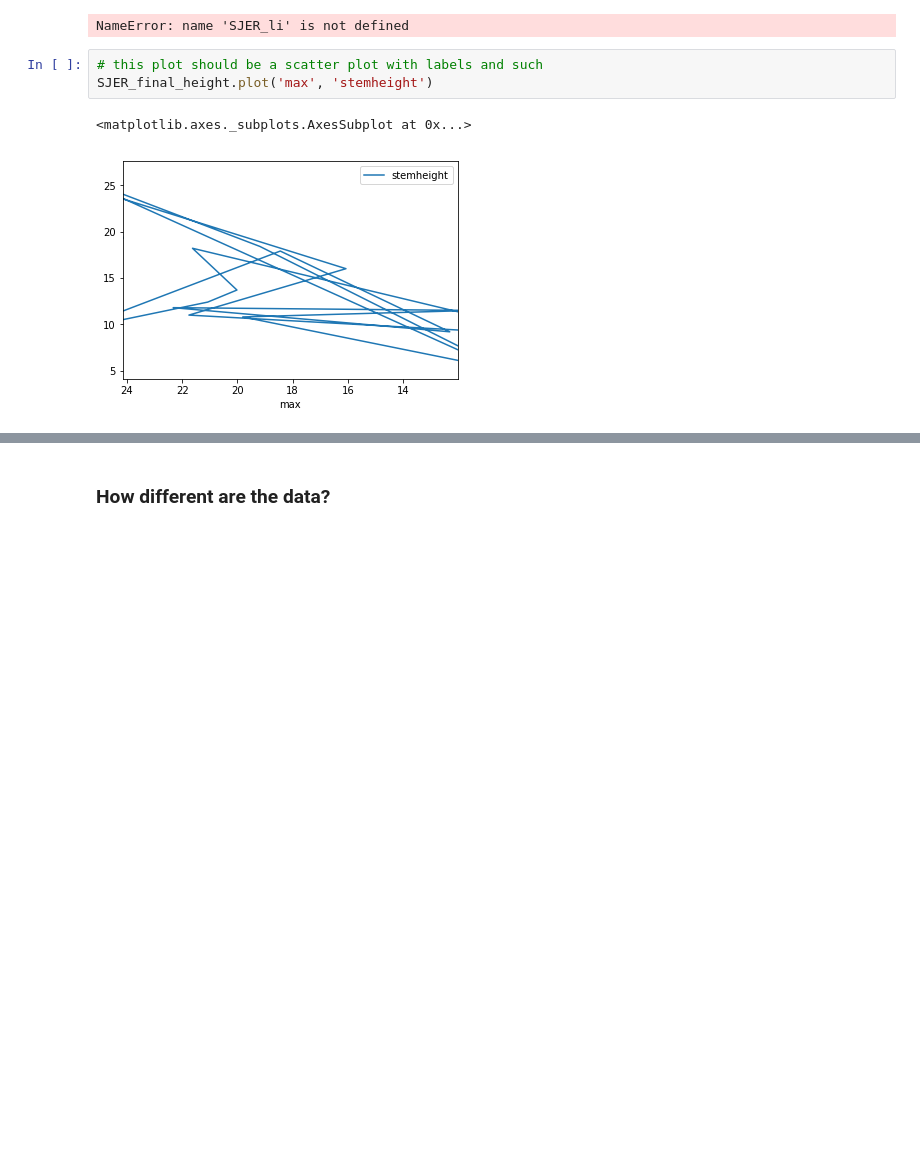
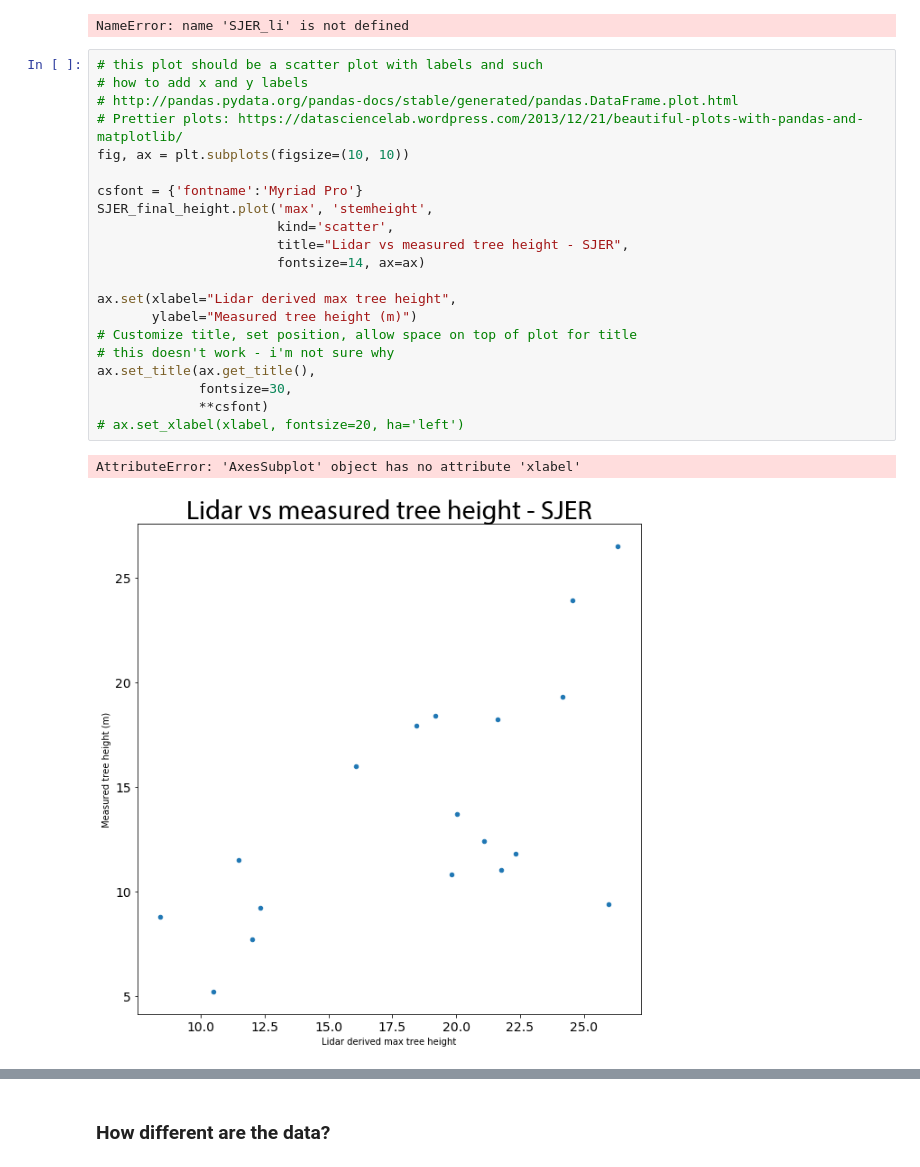
Before and after one commit to choldgraf/earth-analytics-python_OLD, a Jupyter notebook: notebooks/final-notebooks/week-5/in-class/2016-12-06-spatial05-understand-uncertainty.ipynb, the cells around one changed output, grey strips where cells are left out. Saved outputs shown, nothing was run; the diff lists cells and outputs as text; blank space fills up the shorter version.

````diff
--- a/notebooks/final-notebooks/week-5/in-class/2016-12-06-spatial05-understand-uncertainty.ipynb
+++ b/notebooks/final-notebooks/week-5/in-class/2016-12-06-spatial05-understand-uncertainty.ipynb
@@ -709,12 +709,30 @@ Index(['plotid', 'stemheight', 'Plot_ID', 'Point', 'count', 'easting',
 # %%
 # %% [output]
 NameError: name 'SJER_li' is not defined
-# %%
-# this plot should be a scatter plot with labels and such
-SJER_final_height.plot('max', 'stemheight')
-# %% [output]
-<matplotlib.axes._subplots.AxesSubplot at 0x...>
-[figure, removed]
+# %%
+# this plot should be a scatter plot with labels and such
+# how to add x and y labels
+# http://pandas.pydata.org/pandas-docs/stable/generated/pandas.DataFrame.plot.html
+# Prettier plots: https://datasciencelab.wordpress.com/2013/12/21/beautiful-plots-with-pandas-and-matplotlib/
+fig, ax = plt.subplots(figsize=(10, 10))
+
+csfont = {'fontname':'Myriad Pro'}
+SJER_final_height.plot('max', 'stemheight',
+                       kind='scatter',
+                       title="Lidar vs measured tree height - SJER",
+                       fontsize=14, ax=ax)
+
+ax.set(xlabel="Lidar derived max tree height",
+       ylabel="Measured tree height (m)")
+# Customize title, set position, allow space on top of plot for title
+# this doesn't work - i'm not sure why
+ax.set_title(ax.get_title(),
+             fontsize=30,
+             **csfont)
+# ax.set_xlabel(xlabel, fontsize=20, ha='left')
+# %% [output]
+AttributeError: 'AxesSubplot' object has no attribute 'xlabel'
+[figure, added]
 # %%
 # ```{r plot-data, fig.cap="final plot", echo=F, warning=F, message=F}
 
````
Also changed, not shown: parts of 3 cells of this notebook.
